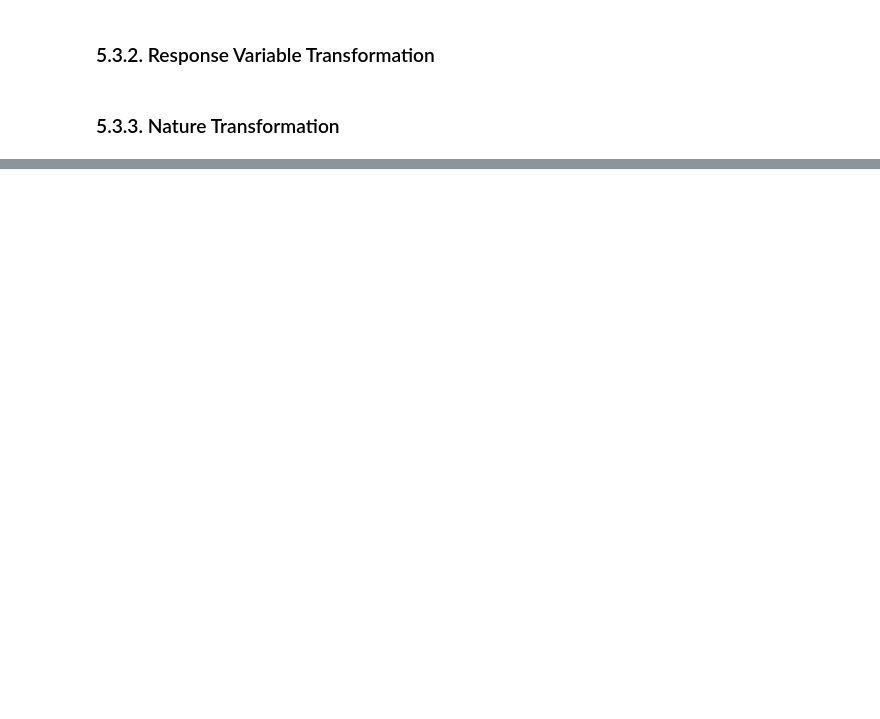
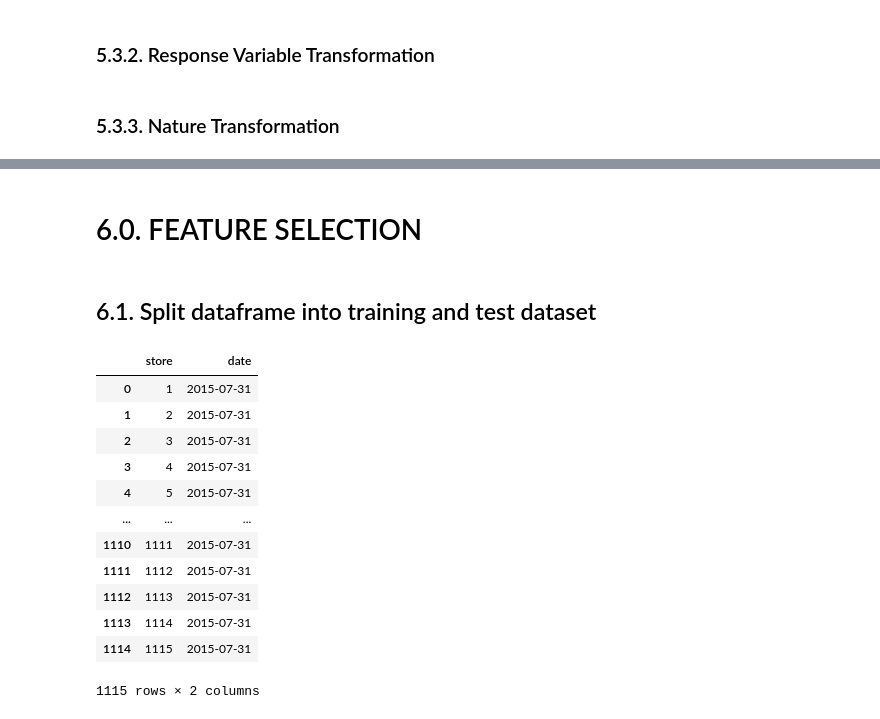
Before and after one commit to StadnikDD/Drugstore-Sales-Forecast, a Jupyter notebook: data_exploratory_analysis.ipynb, the cells around one changed output, grey strips where cells are left out. Drawn from its saved outputs; the diff is of its cells as text; code cells hidden in the pictures; blank space fills up the shorter version.

```diff
--- a/data_exploratory_analysis.ipynb
+++ b/data_exploratory_analysis.ipynb
@@ -919,2 +922,26 @@ Name: month, Length: 844338, dtype: float64
+# %% [markdown]
+# 6.0. FEATURE SELECTION
 # %%
-###  5.3.3. Nature Transformation
+df6 = df5.copy()
+# %%
+cols_drop = ['week_of_year', 'day', 'month', 'day_of_week', 'promo_since', 'competition_since', 'year_week']
+df6 = df6.drop(cols_drop, axis = 1)
+# %% [markdown]
+## 6.1. Split dataframe into training and test dataset
+# %%
+df6[['store', 'date']].groupby('store').min().reset_index() #checking first sales date in each store
+df6[['store', 'date']].groupby('store').max().reset_index() #checking last sales date in each store
+# %% [output]
+|  | store | date |
+| 0 | 1 | 2015-07-31 |
+| 1 | 2 | 2015-07-31 |
+| 2 | 3 | 2015-07-31 |
+| 3 | 4 | 2015-07-31 |
+| 4 | 5 | 2015-07-31 |
+| ... | ... | ... |
+| 1110 | 1111 | 2015-07-31 |
+| 1111 | 1112 | 2015-07-31 |
+| 1112 | 1113 | 2015-07-31 |
+| 1113 | 1114 | 2015-07-31 |
+| 1114 | 1115 | 2015-07-31 |
+1115 rows × 2 columns
```
Also changed, not shown: parts of 16 cells of this notebook.
